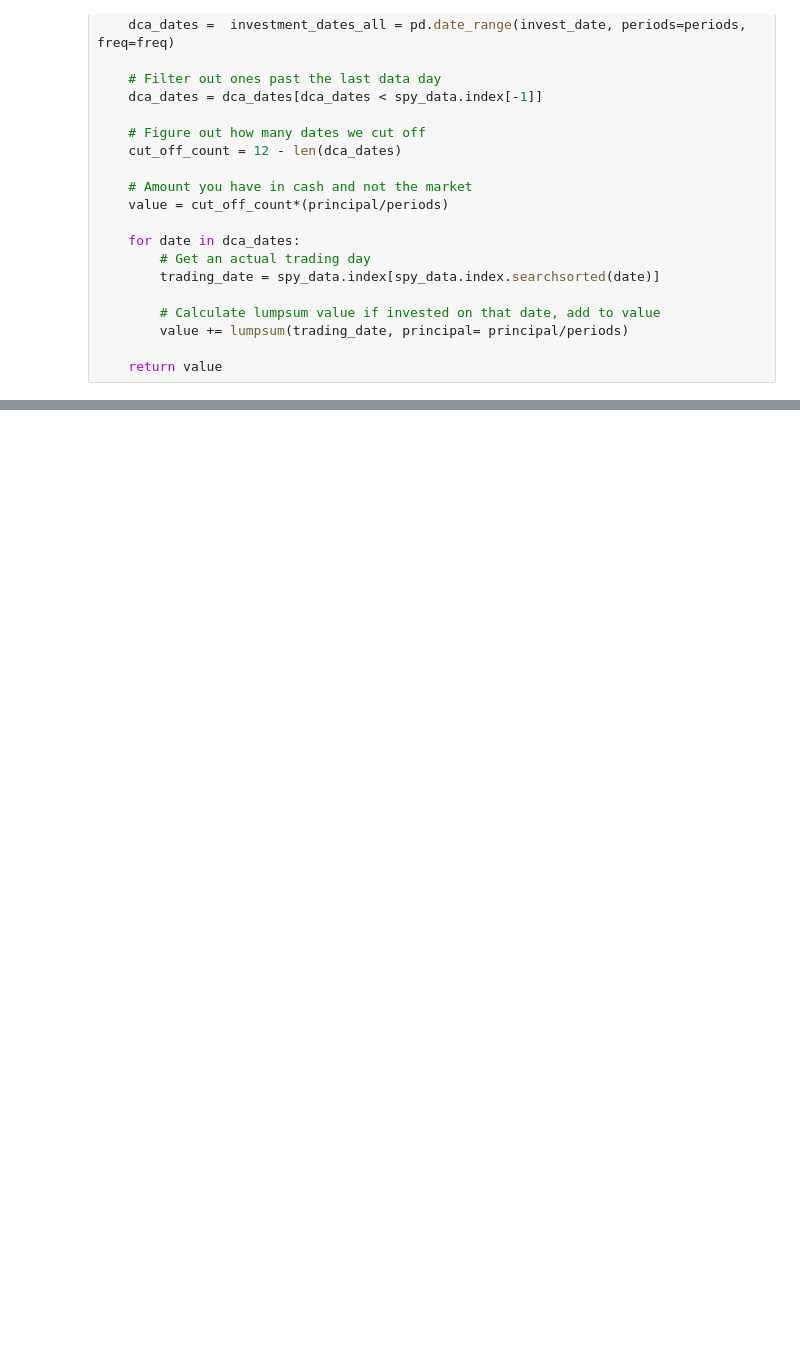
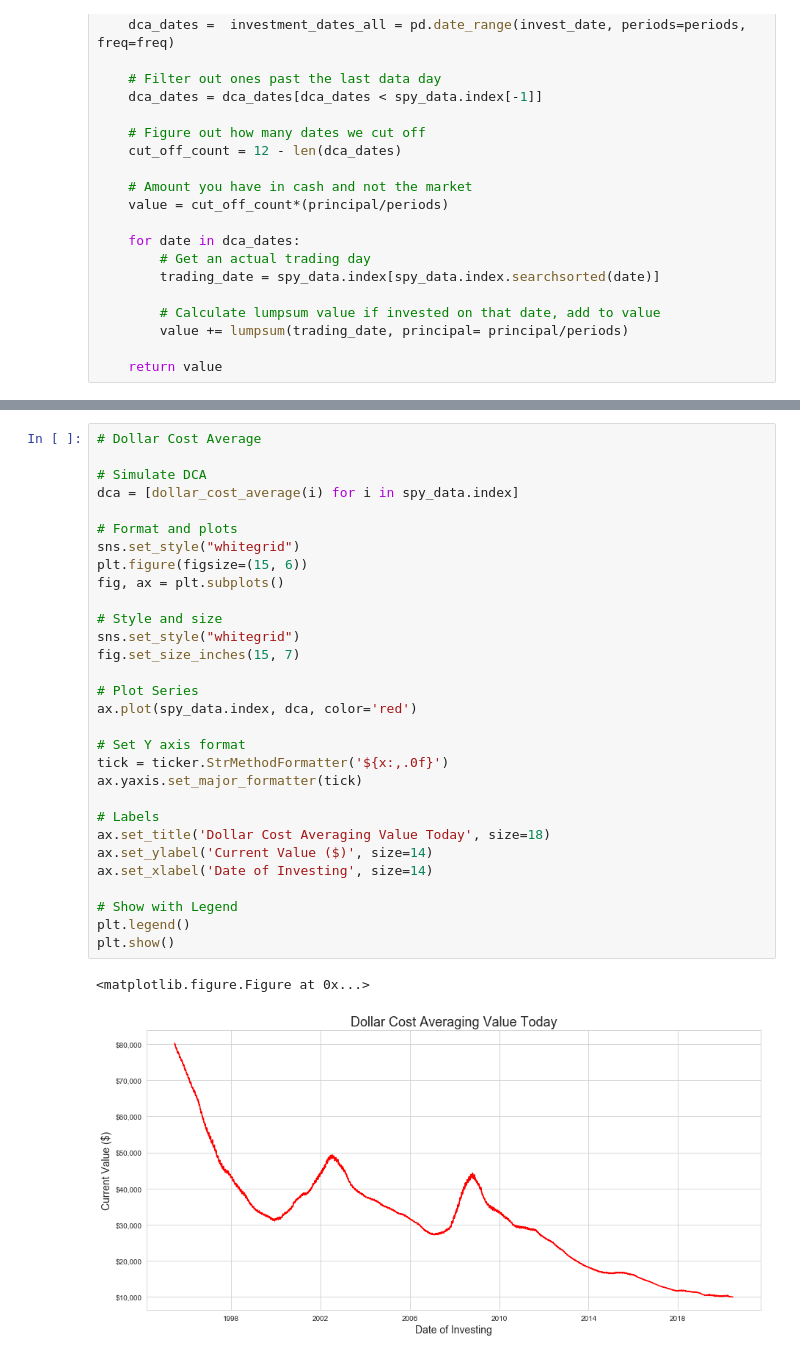
Before and after one commit to eonofrey/DollarCostAverage_vs._LumpSum, a Jupyter notebook: ls_dca_analysis.ipynb, the cells around one changed output, grey strips where cells are left out. Drawn from its saved outputs; the diff is of its cells as text; blank space fills up the shorter version.

```diff
--- a/ls_dca_analysis.ipynb
+++ b/ls_dca_analysis.ipynb
@@ -128,0 +132,33 @@ Timestamp('2020-07-30 00:00:00', freq='30D')
+# %%
+# Dollar Cost Average
+
+# Simulate DCA
+dca = [dollar_cost_average(i) for i in spy_data.index]
+
+# Format and plots
+sns.set_style("whitegrid")
+plt.figure(figsize=(15, 6))
+fig, ax = plt.subplots()
+
+# Style and size
+sns.set_style("whitegrid")
+fig.set_size_inches(15, 7)
+
+# Plot Series
+ax.plot(spy_data.index, dca, color='red')
+
+# Set Y axis format
+tick = ticker.StrMethodFormatter('${x:,.0f}')
+ax.yaxis.set_major_formatter(tick)
+
+# Labels
+ax.set_title('Dollar Cost Averaging Value Today', size=18)
+ax.set_ylabel('Current Value ($)', size=14)
+ax.set_xlabel('Date of Investing', size=14)
+
+# Show with Legend
+plt.legend()
+plt.show()
+# %% [output]
+<matplotlib.figure.Figure at 0x...>
+[figure, added]
```
Also changed, not shown: parts of 18 cells of this notebook.
